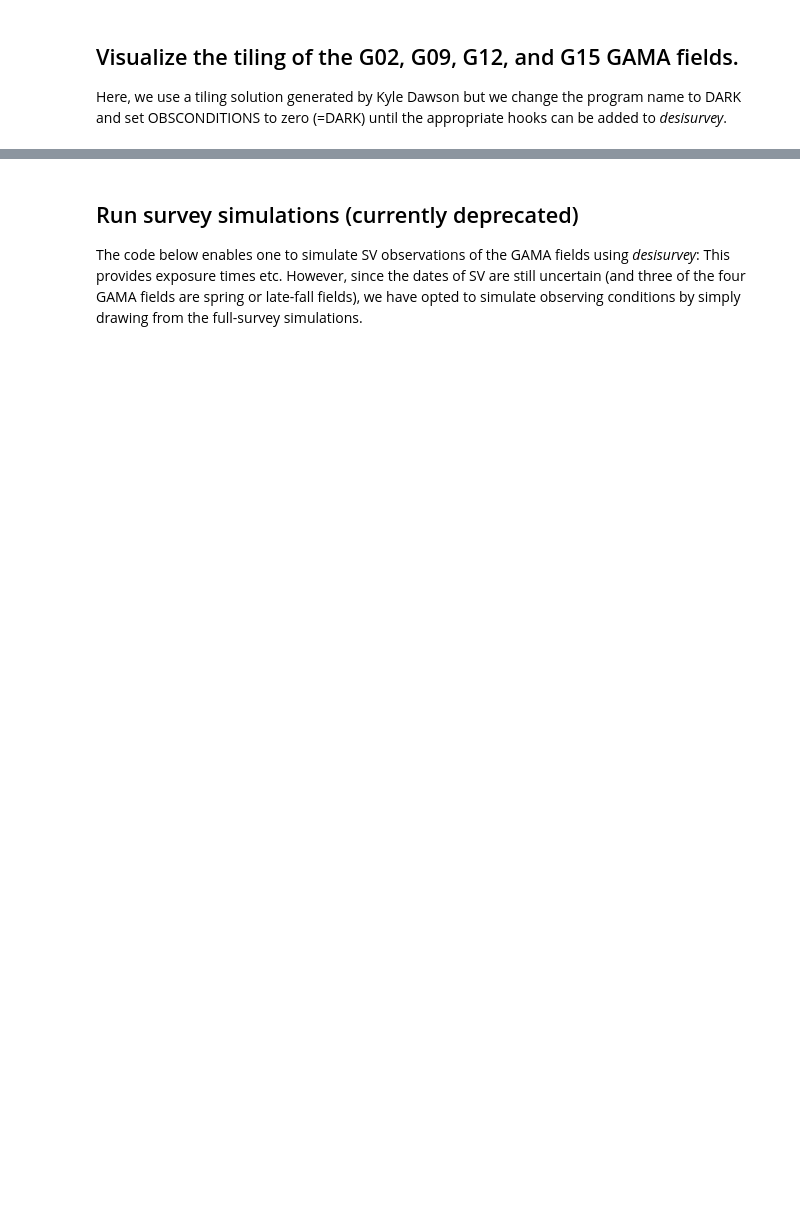
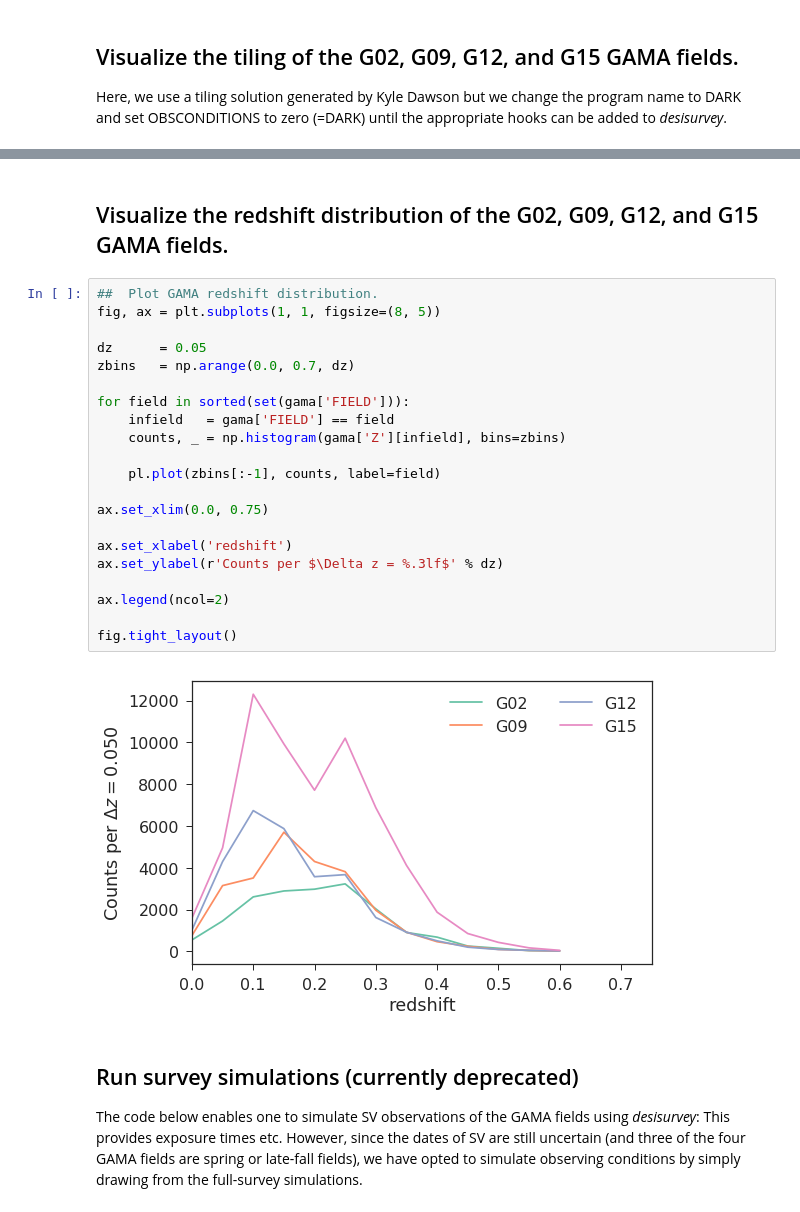
Before and after one commit to michaelJwilson/survey-validation, a Jupyter notebook: svdc-summer2018/bgs-gama-pipeline.ipynb, the cells around one changed output, grey strips where cells are left out. Saved outputs shown, nothing was run; the diff lists cells and outputs as text; blank space fills up the shorter version.

```diff
--- a/svdc-summer2018/bgs-gama-pipeline.ipynb
+++ b/svdc-summer2018/bgs-gama-pipeline.ipynb
@@ -263,3 +325,28 @@ np.savetxt('bgs-gama-tiles-kdawson.txt', tiles['TILEID'], fmt='%d')
+# %% [markdown]
+## Visualize the redshift distribution of the G02, G09, G12, and G15 GAMA fields.
+# %%
+##  Plot GAMA redshift distribution.
+fig, ax = plt.subplots(1, 1, figsize=(8, 5))
+
+dz      = 0.05
+zbins   = np.arange(0.0, 0.7, dz)
+
+for field in sorted(set(gama['FIELD'])):
+    infield   = gama['FIELD'] == field
+    counts, _ = np.histogram(gama['Z'][infield], bins=zbins)
+
+    pl.plot(zbins[:-1], counts, label=field)
+
+ax.set_xlim(0.0, 0.75)
+
+ax.set_xlabel('redshift')
+ax.set_ylabel(r'Counts per $\Delta z = %.3lf$' % dz)
+
+ax.legend(ncol=2)
+
+fig.tight_layout()
+# %% [output]
+[figure, added]
 # %% [markdown]
 ## Run survey simulations (currently deprecated)
 
```
Also changed, not shown: parts of 60 cells of this notebook, 7 other files.
